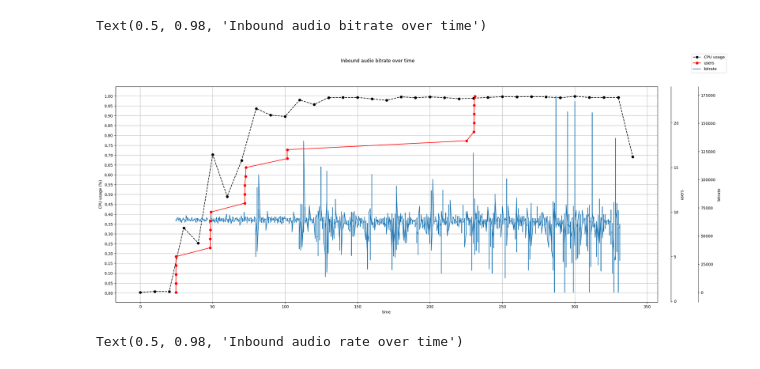
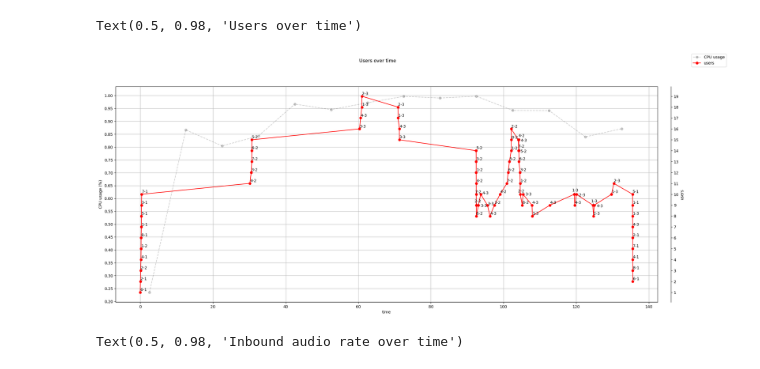
Before and after one commit to codeurjc/Performance-testing-in-the-WebRTC-arena, a Jupyter notebook: new/new.ipynb, the cells around one changed output. Cells and saved outputs as stored; diff of their text form; code cells hidden in the pictures.

```diff
--- a/new/new.ipynb
+++ b/new/new.ipynb
@@ -113,9 +226,10 @@ def extract_events(row):
             events.append(item['event'])
     return events
 
+stats = user_data[0]['stats']
 # Apply the function to each row and collect all events
 all_events = []
-for index, row in stats.iterrows():
+for index, row in enumerate(stats):
     all_events.extend(extract_events(row))
 
 # Count the occurrences of each event
@@ -139,6 +253,6 @@ display(event_counts_df)
 # %%
 stats_events = []
-for index, row in stats.iterrows():
+for index, row in enumerate(stats):
     webrtc_stats_list = row['webrtcStats']
     for item in webrtc_stats_list:
         if 'event' in item:
@@ -189,51 +315,59 @@ remote_video_outbound = expand_column(normalized_inbound, "remote.video.outbound
 # %%
 plt_audio_inbound = audio_inbound.loc[:, ["timestamp", "packetRate", "bitrate"]]
 plt_audio_inbound["timestamp"] = pd.to_datetime(plt_audio_inbound["timestamp"], unit="ms")
-
-user_join = df_user_join_list[0]
-user_join["@timestamp"] = pd.to_datetime(user_join["@timestamp"], format="ISO8601").dt.tz_localize(None)
 
 cpu = df_cpu_list[0]
 cpu = cpu.drop(columns=["memory"]).dropna()
 cpu["@timestamp"] = pd.to_datetime(cpu["@timestamp"], format="ISO8601").dt.tz_localize(None)
 
+publishers_progression["timestamp"] = publishers_progression["timestamp"].dt.tz_localize(None)
+
 # here min_ts is calculated as the minimum datetime of the 3 dataframes
-# user_join and cpu are time aware while plt_audio_inbound is not
-min_ts = pd.concat([cpu["@timestamp"], user_join["@timestamp"], plt_audio_inbound["timestamp"]]).min()
+# cpu are time aware while plt_audio_inbound is not
+min_ts = pd.concat([cpu["@timestamp"], publishers_progression["timestamp"], plt_audio_inbound["timestamp"]]).min()
 
 cpu_td = pd.DataFrame(columns=["timestamp", "cpu"])
-user_td = pd.DataFrame(columns=["timestamp", "publishers"])
 
 cpu_td["timestamp"] = (cpu["@timestamp"] - min_ts).dt.total_seconds()
 cpu_td["cpu"] = cpu["cpu"]
 
-user_td["timestamp"] = (user_join["@timestamp"] - min_ts).dt.total_seconds()
-user_td["publishers"] = user_join["publishers"]
+user_td = pd.DataFrame(columns=["timestamp", "publishers"])
+user_td["timestamp"] = (publishers_progression["timestamp"] - min_ts).dt.total_seconds()
+user_td["publishers"] = publishers_progression["number"]
+user_td["label"] = publishers_progression["user"] + "-" + publishers_progression["session"]
 
 plt_audio_inbound["timestamp"] = (plt_audio_inbound["timestamp"] - min_ts).dt.total_seconds()
 # %%
 plt.rcParams["figure.figsize"] = [25, 10]
 
 fig, ax = plt.subplots()
-ax.plot(cpu_td["timestamp"], cpu_td["cpu"], label="CPU usage", color="black", marker="o", linestyle="--")
+ax.plot(cpu_td["timestamp"], cpu_td["cpu"], label="CPU usage", color="black", marker="o", linestyle="--", alpha=0.2)
 ax.set_xlabel("time")
 ax.set_ylabel("CPU usage (%)")
 ax.grid()
 ax.yaxis.set_major_locator(ticker.MultipleLocator(0.05))
+#ax.set_xlim(100, 110)
 ax2 = ax.twinx()
 ax2.set_ylabel("users")
 ax2.spines["right"].set_position(("axes", 1.025))
 ax2.plot(user_td["timestamp"], user_td["publishers"], label="users", color="red", marker="o", linestyle="-")
-ax3 = ax.twinx()
-ax3.set_ylabel("bitrate")
-ax3.spines["right"].set_position(("axes", 1.075))
-ax3.plot(plt_audio_inbound["timestamp"], plt_audio_inbound["bitrate"], label="bitrate", linestyle="-")
+ax2.yaxis.set_major_locator(ticker.MultipleLocator(1))
 
-fig.legend()
-fig.suptitle("Inbound audio bitrate over time")
+# Annotate users plot with offset to prevent overlap
+texts = [ax2.text(x, y, label) for x, y, label in zip(user_td["timestamp"], user_td["publishers"], user_td["label"])]
+adjust_text(texts, arrowprops=dict(arrowstyle="->", color='black'))
+
+# Commented out third y-axis for bitrate
+# ax3 = ax.twinx()
+# ax3.set_ylabel("bitrate")
+# ax3.spines["right"].set_position(("axes", 1.075))
+# ax3.plot(plt_audio_inbound["timestamp"], plt_audio_inbound["bitrate"], label="bitrate", linestyle="-")
+
+fig.legend(loc='upper right')
+fig.suptitle("Users over time")
 # %% [output]
-Text(0.5, 0.98, 'Inbound audio bitrate over time')
+Text(0.5, 0.98, 'Users over time')
-[figure, old version]
+[figure, new version]
 # %%
 plt.rcParams["figure.figsize"] = [25, 10]
 
```
Also changed, not shown: parts of 13 cells of this notebook, 4 other files.
